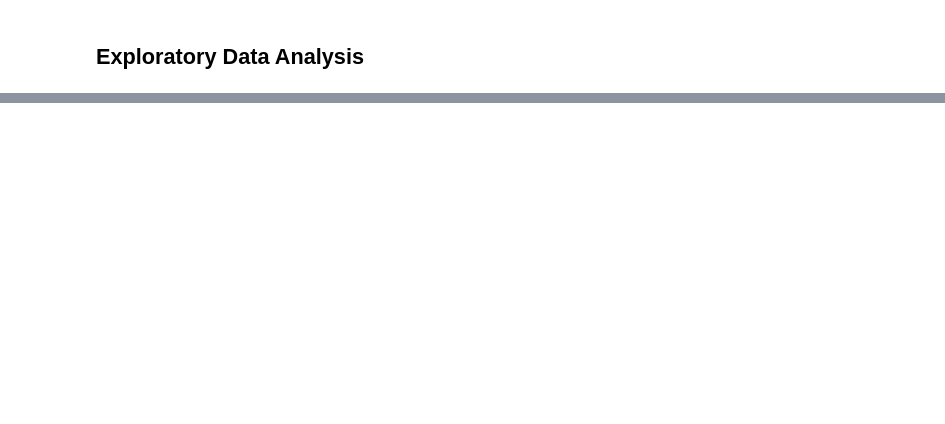
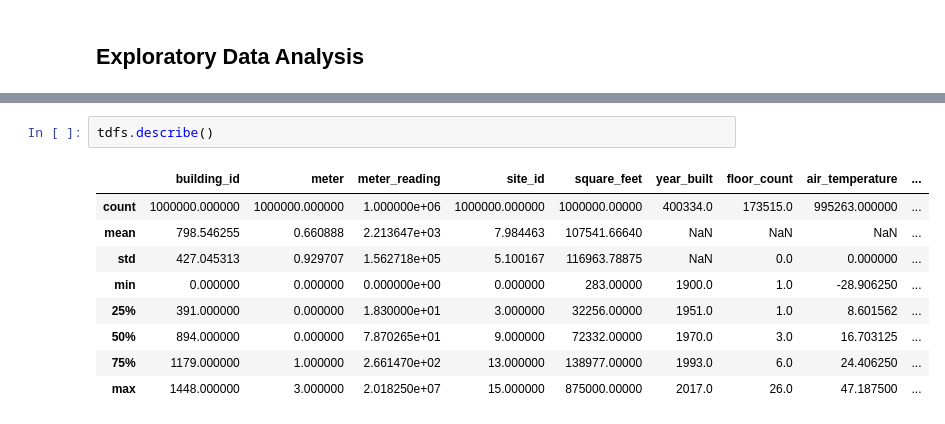
Before and after one commit to kalebsofer/energy_prediction, a Jupyter notebook: src/exploration.ipynb, the cells around one changed output, grey strips where cells are left out. Drawn from its saved outputs; the diff is of its cells as text; blank space fills up the shorter version.

```diff
--- a/src/exploration.ipynb
+++ b/src/exploration.ipynb
@@ -97,0 +175,12 @@ building_meta.columns
+# %%
+tdfs.describe()
+# %% [output]
+|  | building_id | meter | meter_reading | site_id | square_feet | year_built | floor_count | air_temperature | ... |
+| count | 1000000.000000 | 1000000.000000 | 1.000000e+06 | 1000000.000000 | 1000000.00000 | 400334.0 | 173515.0 | 995263.000000 | ... |
+| mean | 798.546255 | 0.660888 | 2.213647e+03 | 7.984463 | 107541.66640 | NaN | NaN | NaN | ... |
+| std | 427.045313 | 0.929707 | 1.562718e+05 | 5.100167 | 116963.78875 | NaN | 0.0 | 0.000000 | ... |
+| min | 0.000000 | 0.000000 | 0.000000e+00 | 0.000000 | 283.00000 | 1900.0 | 1.0 | -28.906250 | ... |
+| 25% | 391.000000 | 0.000000 | 1.830000e+01 | 3.000000 | 32256.00000 | 1951.0 | 1.0 | 8.601562 | ... |
+| 50% | 894.000000 | 0.000000 | 7.870265e+01 | 9.000000 | 72332.00000 | 1970.0 | 3.0 | 16.703125 | ... |
+| 75% | 1179.000000 | 1.000000 | 2.661470e+02 | 13.000000 | 138977.00000 | 1993.0 | 6.0 | 24.406250 | ... |
+| max | 1448.000000 | 3.000000 | 2.018250e+07 | 15.000000 | 875000.00000 | 2017.0 | 26.0 | 47.187500 | ... |
```
Also changed, not shown: parts of 37 cells of this notebook, 3 other files.
